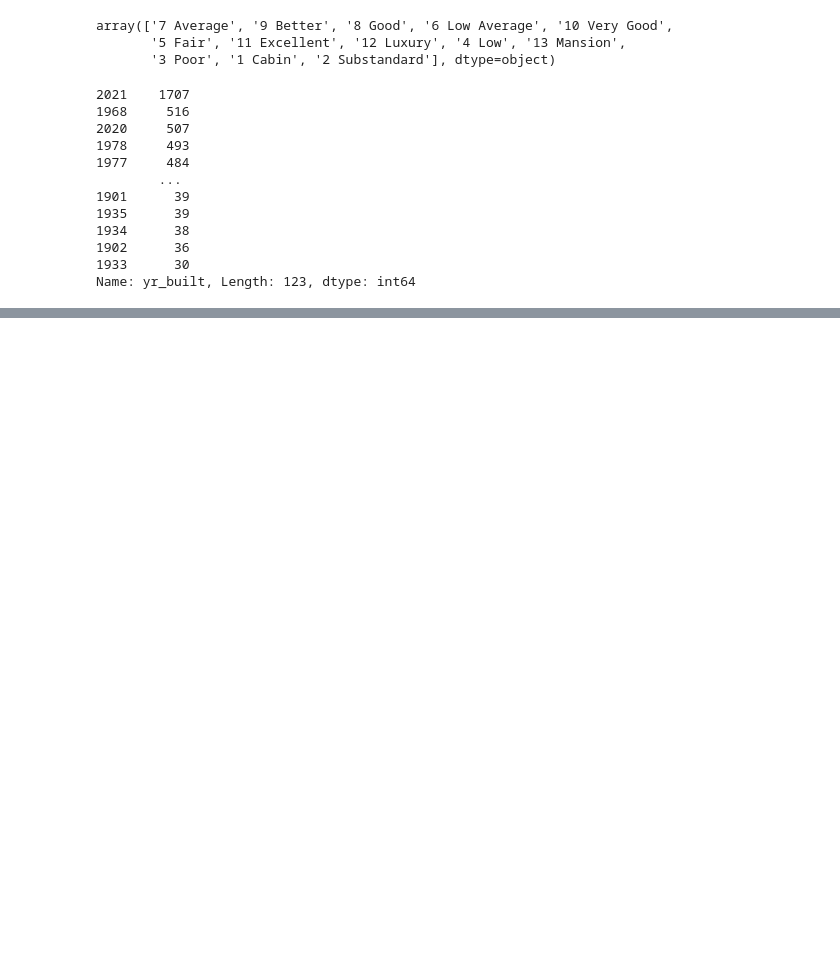
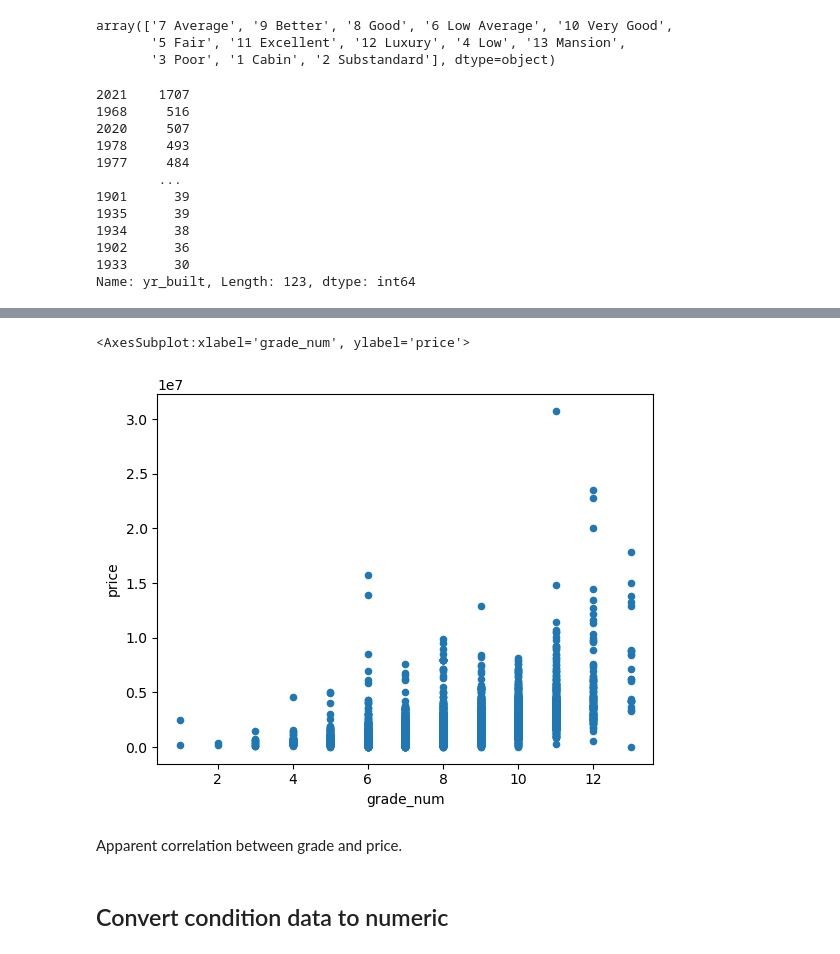
Before and after one commit to jmarksk/RealEstateProject2, a Jupyter notebook: student.ipynb, the cells around one changed output, grey strips where cells are left out. Saved outputs shown, nothing was run; the diff lists cells and outputs as text; code cells hidden in the pictures; blank space fills up the shorter version.

```diff
--- a/student.ipynb
+++ b/student.ipynb
@@ -72,0 +161,7 @@ Name: yr_built, Length: 123, dtype: int64
+# %%
+grade_array_split =[]
+for i in grade_array:
+    split = i.split(" ")
+    grade_array_split.append(split[0])
+# %%
+grade_num= grade_array_split
@@ -72,0 +208,4 @@ Name: yr_built, Length: 123, dtype: int64
+# %%
+data['grade_num']=grade_num
+# %%
+data['grade_num']=data['grade_num'].astype(int)
@@ -72,0 +227,9 @@ Name: yr_built, Length: 123, dtype: int64
+# %%
+data.plot(kind = 'scatter', x = 'grade_num', y='price')
+# %% [output]
+<AxesSubplot:xlabel='grade_num', ylabel='price'>
+[figure, added]
+# %% [markdown]
+Apparent correlation between grade and price.
+# %% [markdown]
+## Convert condition data to numeric
```
Also changed, not shown: parts of 41 cells of this notebook.
